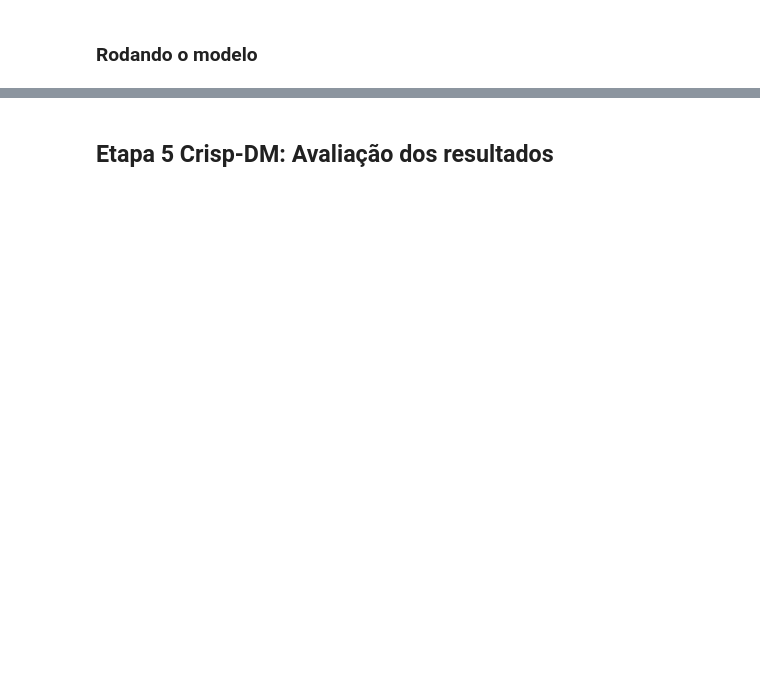
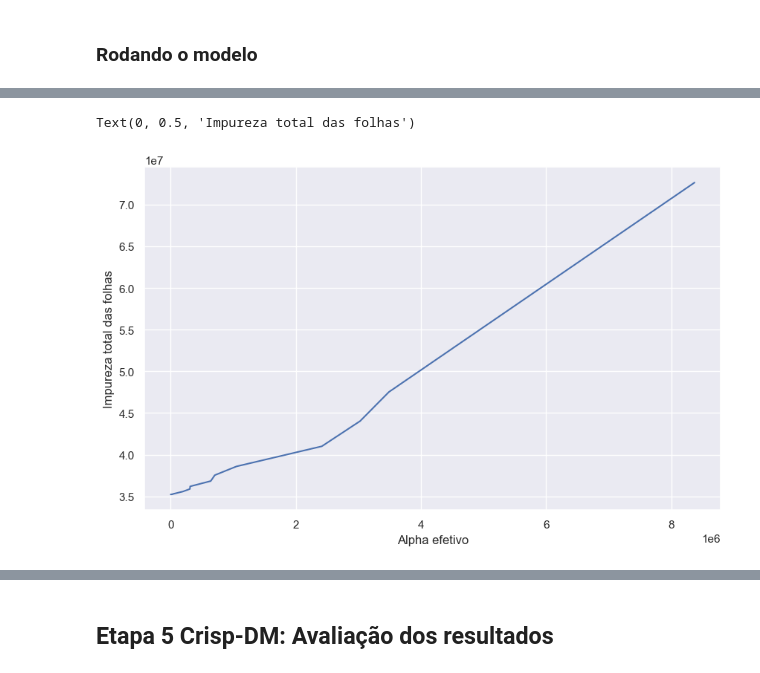
Before and after one commit to marceloaires7/EBAC-Aulas, a Jupyter notebook: Modulo16/Projeto2/projeto-2.ipynb, the cells around one changed output, grey strips where cells are left out. Drawn from its saved outputs; the diff is of its cells as text; code cells hidden in the pictures; blank space fills up the shorter version.

```diff
--- a/Modulo16/Projeto2/projeto-2.ipynb
+++ b/Modulo16/Projeto2/projeto-2.ipynb
@@ -458,0 +462,6 @@ ValueError: continuous is not supported
+# %%
+# Realizando a Pós-Poda, identificando 'ccp_alphas' e 'impurities'.
+
+path = reg.cost_complexity_pruning_path(X_train, y_train)
+ccp_alphas, impurities = path.ccp_alphas, path.impurities
+path
@@ -458,0 +479,11 @@ ValueError: continuous is not supported
+# %%
+# Tamanho da Figura.
+plt.figure(figsize=(10,6))
+
+# Gráfico 'ccp_alphas' x 'impurities'
+plt.plot(ccp_alphas,impurities) # Plotagem do gráfico.
+plt.xlabel("Alpha efetivo") # Nomeando label x.
+plt.ylabel("Impureza total das folhas") # Nomeando label y.
+# %% [output]
+Text(0, 0.5, 'Impureza total das folhas')
+[figure, added]
```
Also changed, not shown: parts of 28 cells of this notebook, 9 other files.
